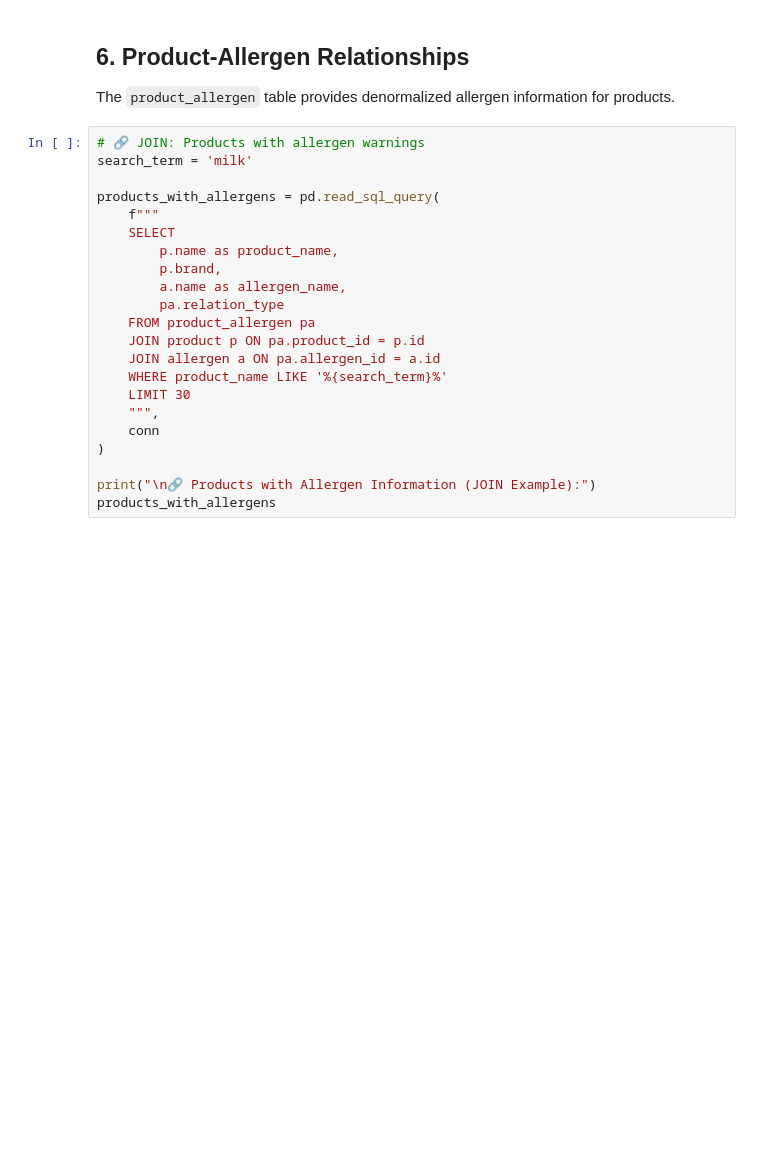
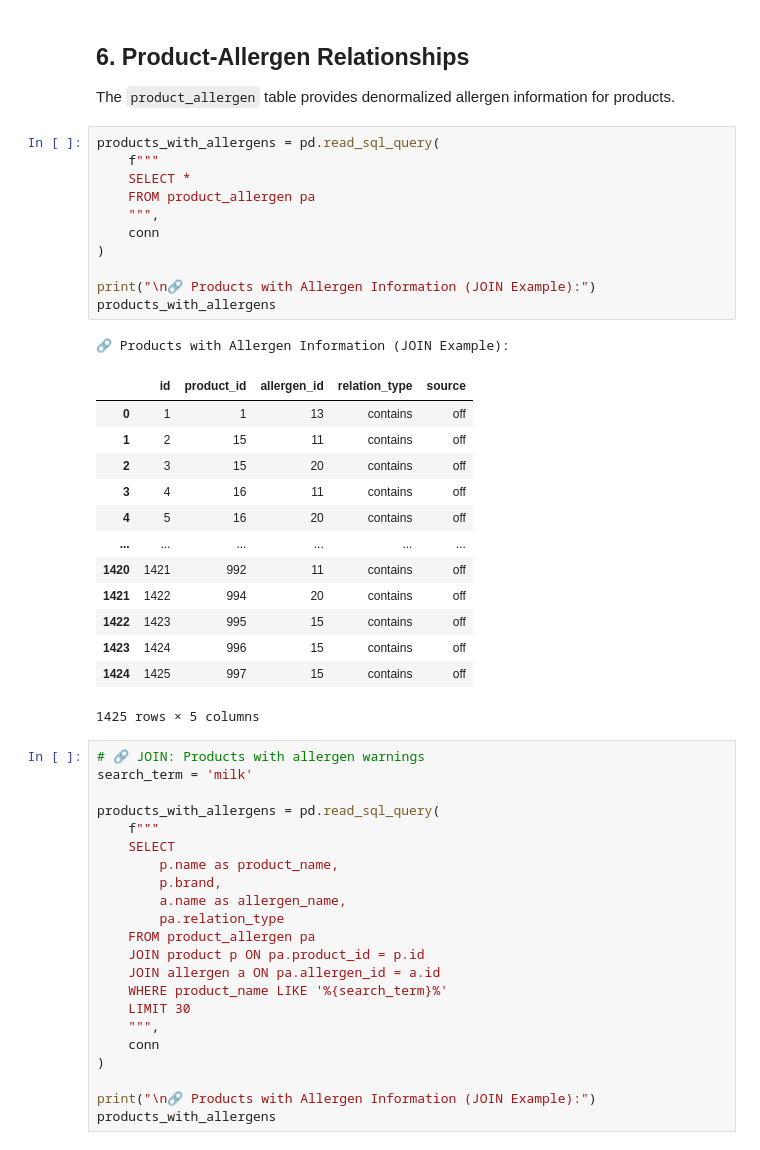
Before and after one commit to danielgavrilov/feeb, a Jupyter notebook: ingredient-api/explore_ingredient_data.ipynb, the cells around one changed output. Cells and saved outputs as stored; diff of their text form; blank space fills up the shorter version.

```diff
--- a/ingredient-api/explore_ingredient_data.ipynb
+++ b/ingredient-api/explore_ingredient_data.ipynb
@@ -449,6 +453,32 @@ else:
 ## 6. Product-Allergen Relationships
 
 The `product_allergen` table provides denormalized allergen information for products.
+# %%
+products_with_allergens = pd.read_sql_query(
+    f"""
+    SELECT *
+    FROM product_allergen pa
+    """,
+    conn
+)
+
+print("\n🔗 Products with Allergen Information (JOIN Example):")
+products_with_allergens
+# %% [output]
+🔗 Products with Allergen Information (JOIN Example):
+|  | id | product_id | allergen_id | relation_type | source |
+| 0 | 1 | 1 | 13 | contains | off |
+| 1 | 2 | 15 | 11 | contains | off |
+| 2 | 3 | 15 | 20 | contains | off |
+| 3 | 4 | 16 | 11 | contains | off |
+| 4 | 5 | 16 | 20 | contains | off |
+| ... | ... | ... | ... | ... | ... |
+| 1420 | 1421 | 992 | 11 | contains | off |
+| 1421 | 1422 | 994 | 20 | contains | off |
+| 1422 | 1423 | 995 | 15 | contains | off |
+| 1423 | 1424 | 996 | 15 | contains | off |
+| 1424 | 1425 | 997 | 15 | contains | off |
+1425 rows × 5 columns
 # %%
 # 🔗 JOIN: Products with allergen warnings
 search_term = 'milk'
```
Also changed, not shown: parts of 9 cells of this notebook, 11 other files.
